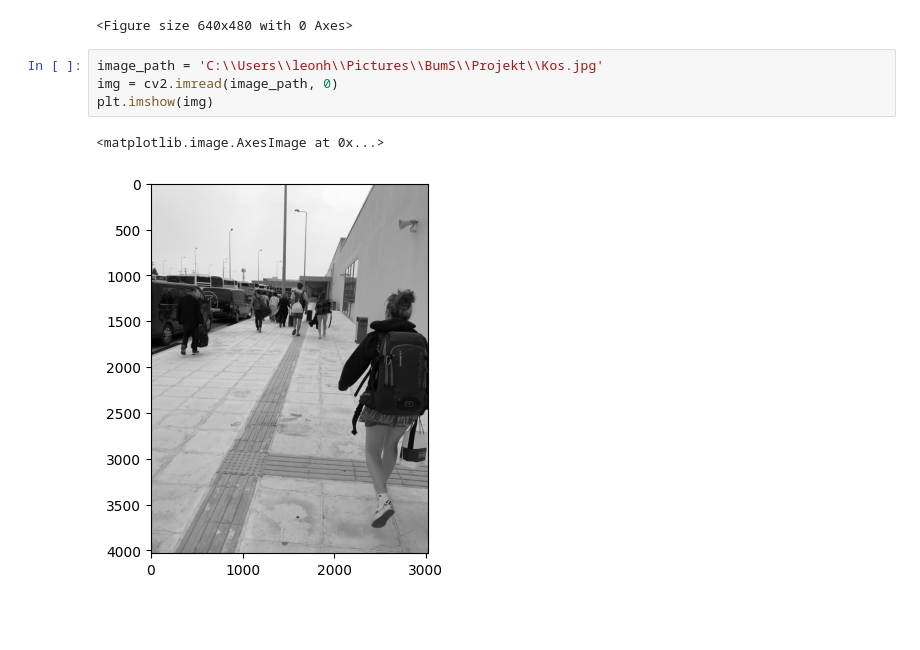
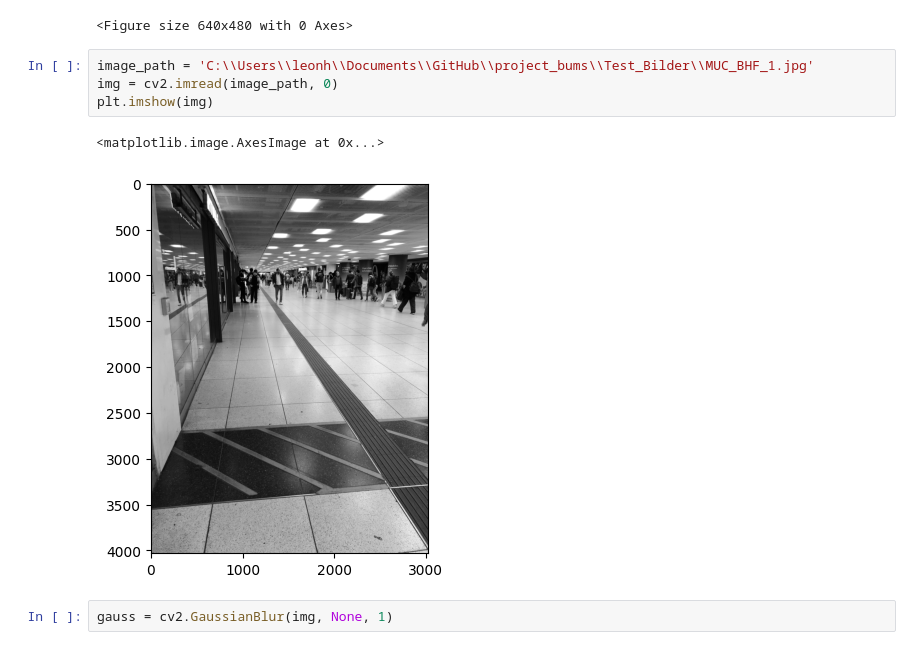
Before and after one commit to hendric-popma/project_bums, a Jupyter notebook: search line.ipynb, the cells around one changed output. Saved outputs shown, nothing was run; the diff lists cells and outputs as text; blank space fills up the shorter version.

Commit message:
pictures and additional code to search line

```diff
--- a/search line.ipynb
+++ b/search line.ipynb
@@ -6,12 +6,14 @@ plt.gray()
 # %% [output]
 <Figure size 640x480 with 0 Axes>
 # %%
-image_path = 'C:\\Users\\leonh\\Pictures\\BumS\\Projekt\\Kos.jpg'
+image_path = 'C:\\Users\\leonh\\Documents\\GitHub\\project_bums\\Test_Bilder\\MUC_BHF_1.jpg'
 img = cv2.imread(image_path, 0)
 plt.imshow(img)
 # %% [output]
 <matplotlib.image.AxesImage at 0x...>
-[figure, old version]
+[figure, new version]
+# %%
+gauss = cv2.GaussianBlur(img, None, 1)
 # %%
 def create_horizontal_line(image, y_position, color=(0, 0, 255), thickness=5):
     line_image = np.array(image)
```
Also changed, not shown: parts of 5 cells of this notebook, 6 other files.
